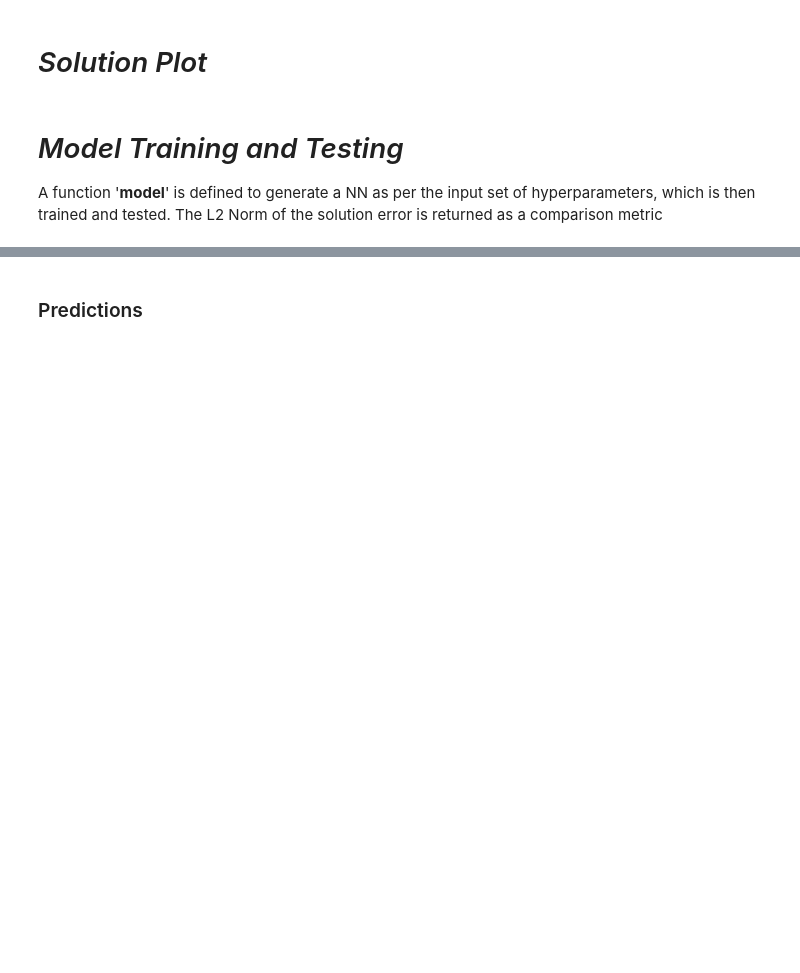
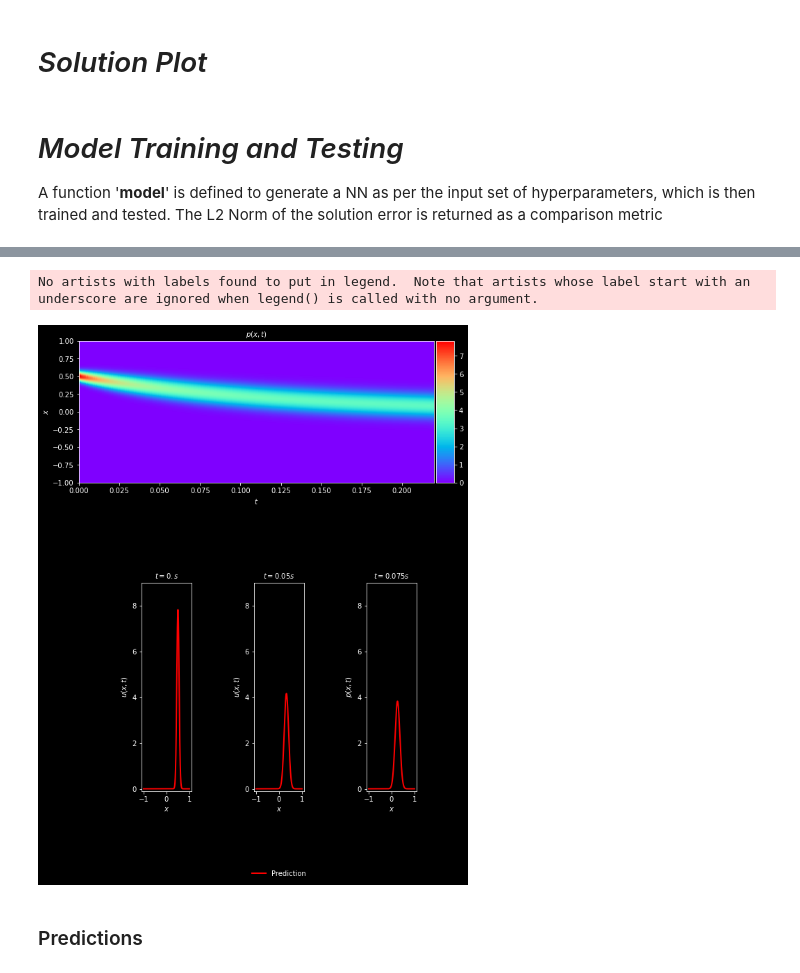
Before and after one commit to ElHuaco/PINN-fokker-planck, a Jupyter notebook: src/OUR CODE/OrnsteinUhlenbeck_real_values.ipynb, the cells around one changed output, grey strips where cells are left out. Drawn from its saved outputs; the diff is of its cells as text; code cells hidden in the pictures; blank space fills up the shorter version.

```diff
--- a/src/OUR CODE/OrnsteinUhlenbeck_real_values.ipynb
+++ b/src/OUR CODE/OrnsteinUhlenbeck_real_values.ipynb
@@ -500,3 +605,15 @@ No artists with labels found to put in legend.  Note that artists whose label st
+# %%
+''' Model Accuracy '''
+p_pred = PINN.evaluate(X_p_test)
+
+
+p_pred = np.reshape(p_pred,(2560,200),order='F')                        # Fortran Style ,stacked column wise!
+
+''' Solution Plot '''
+solutionplot(p_pred,X_p_test)
+# %% [output]
+No artists with labels found to put in legend.  Note that artists whose label start with an underscore are ignored when legend() is called with no argument.
+[figure, added]
 # %% [markdown]
 ### Predictions
 # %%
```
Also changed, not shown: parts of 12 cells of this notebook, 11 other files.
